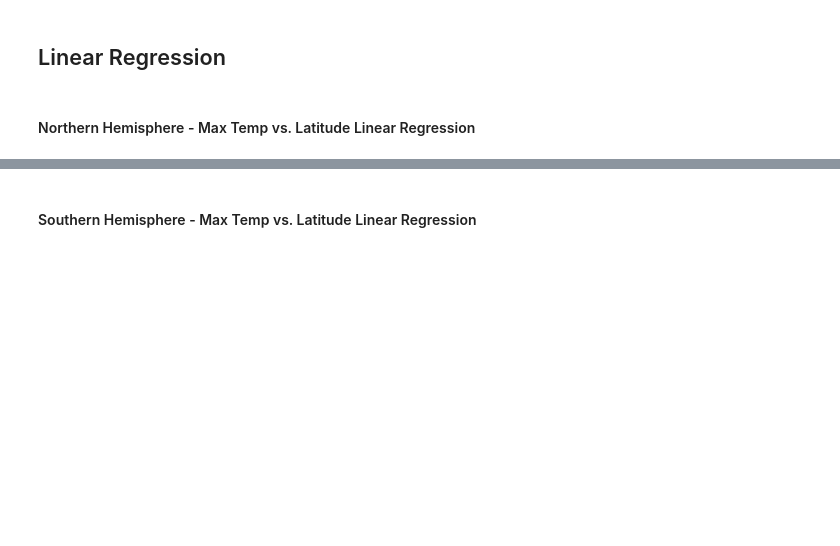
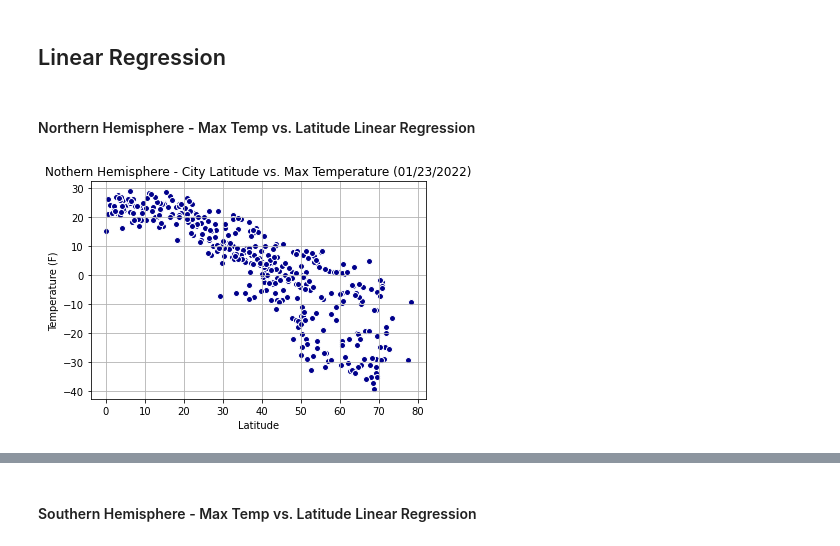
Before and after one commit to jcus/python-api-challenge, a Jupyter notebook: starter_code/WeatherPy.ipynb, the cells around one changed output, grey strips where cells are left out. Cells and saved outputs as stored; diff of their text form; code cells hidden in the pictures; blank space fills up the shorter version.

```diff
--- a/starter_code/WeatherPy.ipynb
+++ b/starter_code/WeatherPy.ipynb
@@ -369,3 +387,19 @@ Observations show that the wind speed increases equatorward in low latitudes whi
 # Save a CSV of all retrieved data and a PNG image for each scatter plot.
 # %% [markdown]
 ####  Northern Hemisphere - Max Temp vs. Latitude Linear Regression
+# %%
+# create dataframe for northern hemisphere
+N_hemisphere = weatherDF.loc[weatherDF["Latitude"] >= 0]
+
+# Create a scatter plot for latitude vs temperature for northern hemisphere
+x_values = N_hemisphere["Latitude"]
+y_values = N_hemisphere["Temp"]
+plt.scatter(x_values, y_values, facecolors="darkblue", marker="o", edgecolor="white")
+plt.xlabel('Latitude')
+plt.ylabel('Temperature (F)')
+plt.title("Nothern Hemisphere - City Latitude vs. Max Temperature (01/23/2022)")
+
+plt.grid()
+plt.show()
+# %% [output]
+[figure, added]
```
Also changed, not shown: parts of 14 cells of this notebook, 6 other files.
